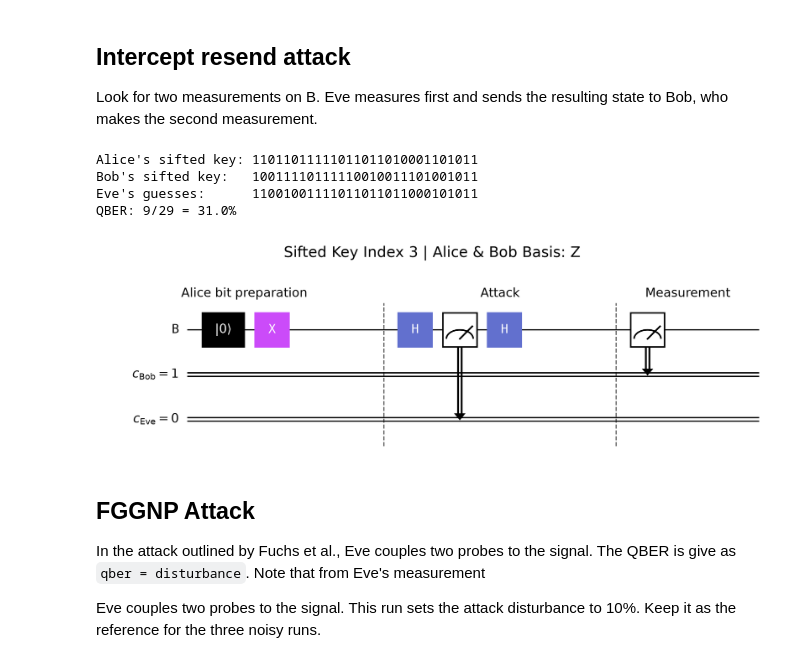
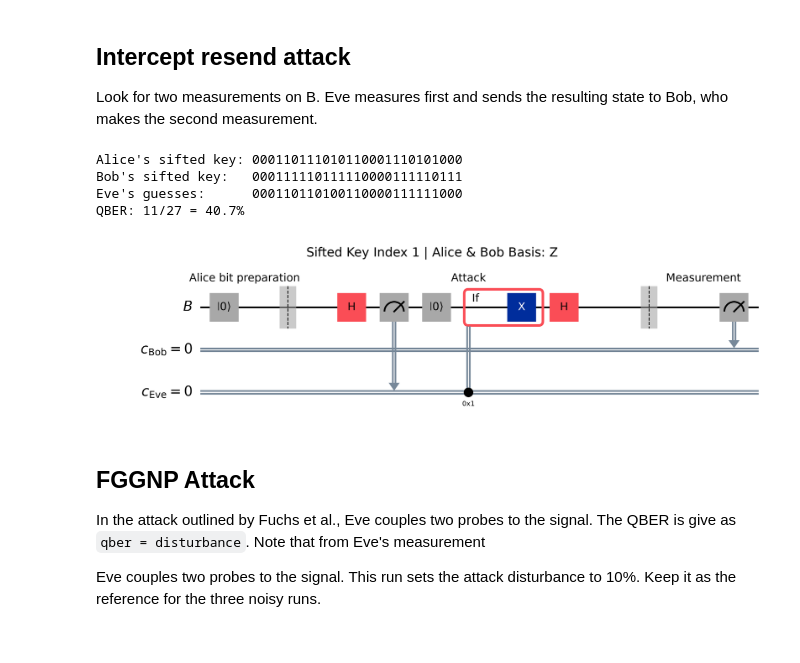
Before and after one commit to kaufmann-group/quantum-memory-bb84, a Jupyter notebook: src/BB84 Demonstrations.ipynb, the cells around one changed output. Cells and saved outputs as stored; diff of their text form; code cells hidden in the pictures.

Commit message:
visualizations in qiskit

```diff
--- a/src/BB84 Demonstrations.ipynb
+++ b/src/BB84 Demonstrations.ipynb
@@ -75,13 +75,13 @@ QBER: 10/29 = 34.5%
 
 Look for two measurements on B. Eve measures first and sends the resulting state to Bob, who makes the second measurement.
 # %%
-run(attack=InterceptResendAttack(), sifted_key_index=3)
+run(attack=InterceptResendAttack(), sifted_key_index=1)
 # %% [output]
-Alice's sifted key: 11011011111011011010001101011
-Bob's sifted key:   10011110111110010011101001011
-Eve's guesses:      11001001111011011011000101011
-QBER: 9/29 = 31.0%
+Alice's sifted key: 000110111010110001110101000
+Bob's sifted key:   000111110111110000111110111
+Eve's guesses:      000110110100110000111111000
+QBER: 11/27 = 40.7%
-[figure, old version]
+[figure, new version]
 # %% [markdown]
 ## FGGNP Attack
 
```
Also changed, not shown: parts of 6 cells of this notebook, 6 other files.
